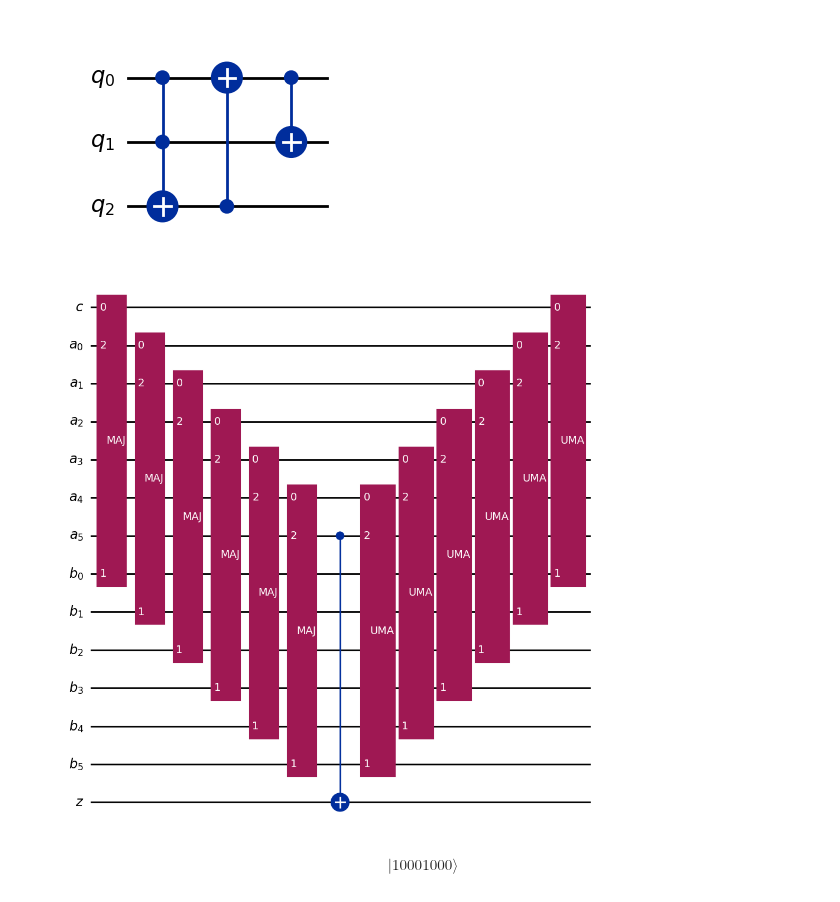
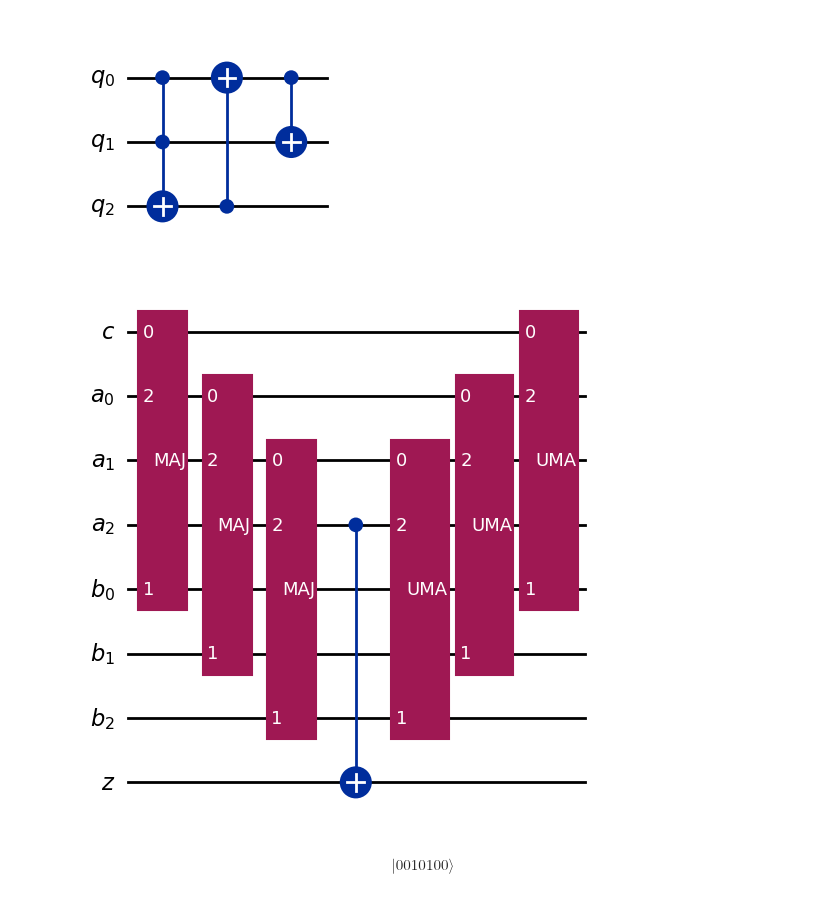
Before and after one commit to Flirm/quantum-circuits-implementation, a Jupyter notebook: implementations/CDKM/notebooks/adder_CDKM.ipynb, the cells around one changed output. Saved outputs shown, nothing was run; the diff lists cells and outputs as text; code cells hidden in the pictures.

```diff
--- a/implementations/CDKM/notebooks/adder_CDKM.ipynb
+++ b/implementations/CDKM/notebooks/adder_CDKM.ipynb
@@ -35,32 +35,35 @@ qc_UMA().draw("mpl")
 # %% [output]
 [figure]
 # %%
-def adder_CDKM(num_qubits: int) -> QuantumCircuit:
+def adder_CDKM(num_qubits: int, modulo_2n: bool=False) -> QuantumCircuit:
     c = QuantumRegister(1, name="c")
     a = QuantumRegister(num_qubits, name="a")
     b = QuantumRegister(num_qubits, name="b")
-    z = QuantumRegister(1, name="z")
-    quantum_circuit = QuantumCircuit(c,a,b,z, name="Adder-CDKM")
+    if not modulo_2n:
+        z = QuantumRegister(1, name="z")
+        quantum_circuit = QuantumCircuit(c,a,b,z, name="Adder-CDKM")
+    else:
+        quantum_circuit = QuantumCircuit(c,a,b, name="Adder-CDKM-MOD2^n")
 
     quantum_circuit.append(qc_MAJ(), c[0:1] + b[0:1] + a[0:1])
 
     for i in range(1, num_qubits):
         quantum_circuit.append(qc_MAJ(), a[i-1:i] + b[i:i+1] + a[i:i+1])
 
-    quantum_circuit.cx(a[-1], z[0])
+    if not modulo_2n: quantum_circuit.cx(a[-1], z[0])
 
     for i in range(num_qubits-1, 0, -1):
         quantum_circuit.append(qc_UMA(), a[i-1:i] + b[i:i+1] + a[i:i+1])
 
     quantum_circuit.append(qc_UMA(), c[0:1] + b[0:1] + a[0:1])
     return quantum_circuit
 
-adder_CDKM(6).draw("mpl")
+adder_CDKM(3).draw("mpl")
 # %% [output]
-[figure, old version]
+[figure, new version]
 # %%
 from qiskit.quantum_info import Statevector
 
-Statevector.from_label("01001000").evolve(adder_CDKM(3)).draw("latex")
+Statevector.from_label("1110100").evolve(adder_CDKM(3, True)).draw("latex")
 # %% [output]
-$$ |10001000\rangle$$
+$$ |0010100\rangle$$
```
Also changed, not shown: 1 other file.
